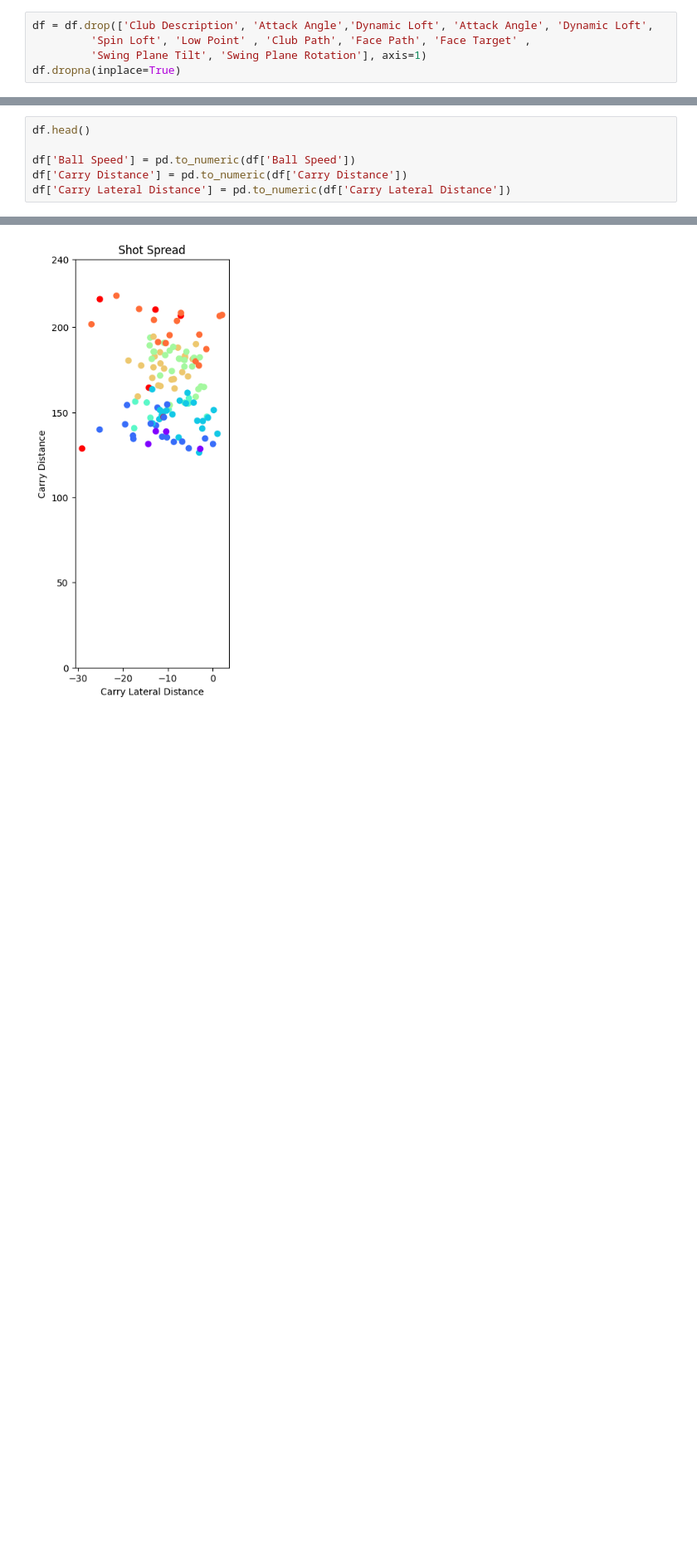
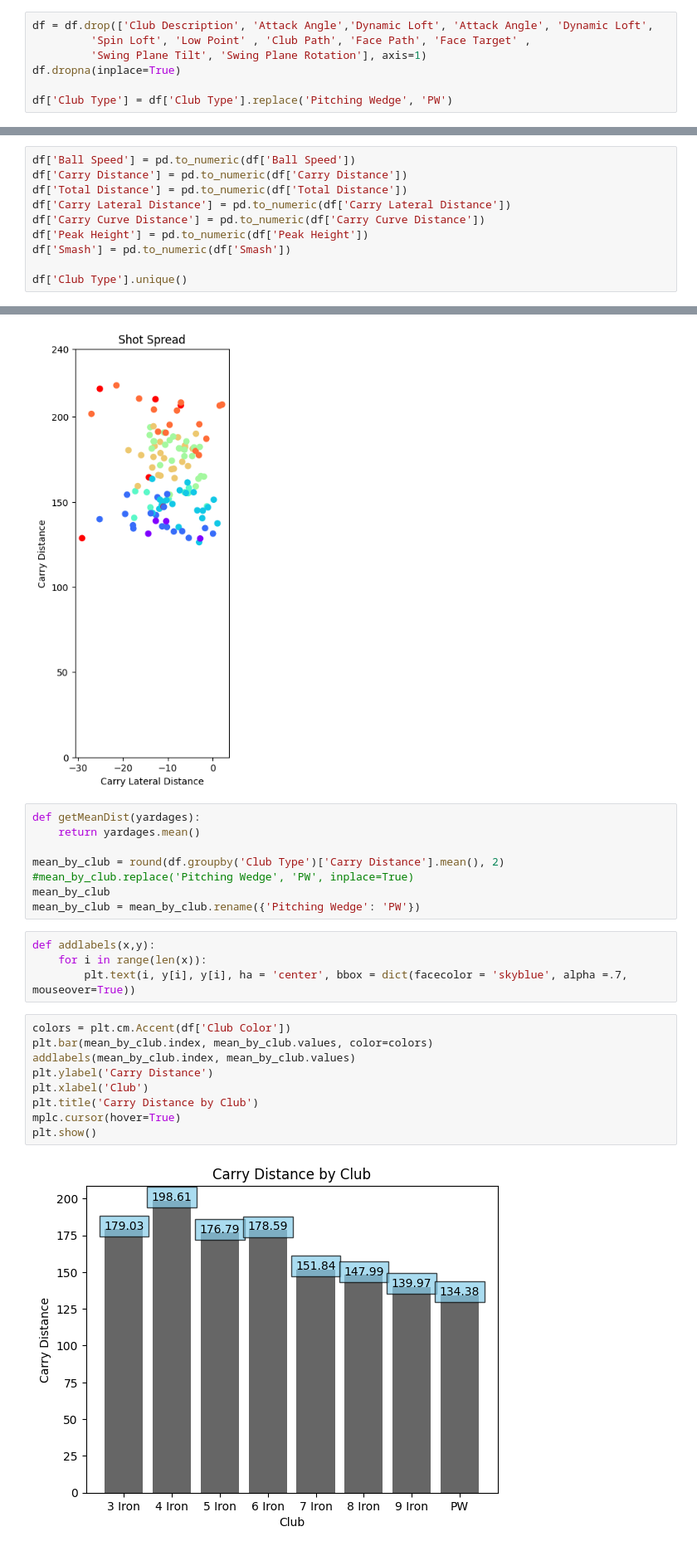
Before and after one commit to joja4479/Golf-Shot-Analysis, a Jupyter notebook: golf_shot_analysis.ipynb, the cells around one changed output, grey strips where cells are left out. Shown: that part at 83% size. Drawn from its saved outputs; the diff is of its cells as text; blank space fills up the shorter version.

```diff
--- a/golf_shot_analysis.ipynb
+++ b/golf_shot_analysis.ipynb
@@ -40,4 +67,6 @@ df = df.drop(['Club Description', 'Attack Angle','Dynamic Loft', 'Attack Angle',
          'Spin Loft', 'Low Point' , 'Club Path', 'Face Path', 'Face Target' ,
          'Swing Plane Tilt', 'Swing Plane Rotation'], axis=1)
 df.dropna(inplace=True)
+
+df['Club Type'] = df['Club Type'].replace('Pitching Wedge', 'PW')
 # %%
@@ -65,8 +93,12 @@ def assign_color(idx, row):
 for index, row in df.iterrows():
     assign_color(index, row)
 # %%
-df.head()
-
 df['Ball Speed'] = pd.to_numeric(df['Ball Speed'])
 df['Carry Distance'] = pd.to_numeric(df['Carry Distance'])
+df['Total Distance'] = pd.to_numeric(df['Total Distance'])
 df['Carry Lateral Distance'] = pd.to_numeric(df['Carry Lateral Distance'])
+df['Carry Curve Distance'] = pd.to_numeric(df['Carry Curve Distance'])
+df['Peak Height'] = pd.to_numeric(df['Peak Height'])
+df['Smash'] = pd.to_numeric(df['Smash'])
+
+df['Club Type'].unique()
@@ -132,3 +167,26 @@ mplc.cursor(hover=True)
 plt.show()
 # %% [output]
 [figure]
+# %%
+def getMeanDist(yardages):
+    return yardages.mean()
+
+mean_by_club = round(df.groupby('Club Type')['Carry Distance'].mean(), 2)
+#mean_by_club.replace('Pitching Wedge', 'PW', inplace=True)
+mean_by_club
+mean_by_club = mean_by_club.rename({'Pitching Wedge': 'PW'})
+# %%
+def addlabels(x,y):
+    for i in range(len(x)):
+        plt.text(i, y[i], y[i], ha = 'center', bbox = dict(facecolor = 'skyblue', alpha =.7, mouseover=True))
+# %%
+colors = plt.cm.Accent(df['Club Color'])
+plt.bar(mean_by_club.index, mean_by_club.values, color=colors)
+addlabels(mean_by_club.index, mean_by_club.values)
+plt.ylabel('Carry Distance')
+plt.xlabel('Club')
+plt.title('Carry Distance by Club')
+mplc.cursor(hover=True)
+plt.show()
+# %% [output]
+[figure, added]
```
Also changed, not shown: parts of 17 cells of this notebook.
